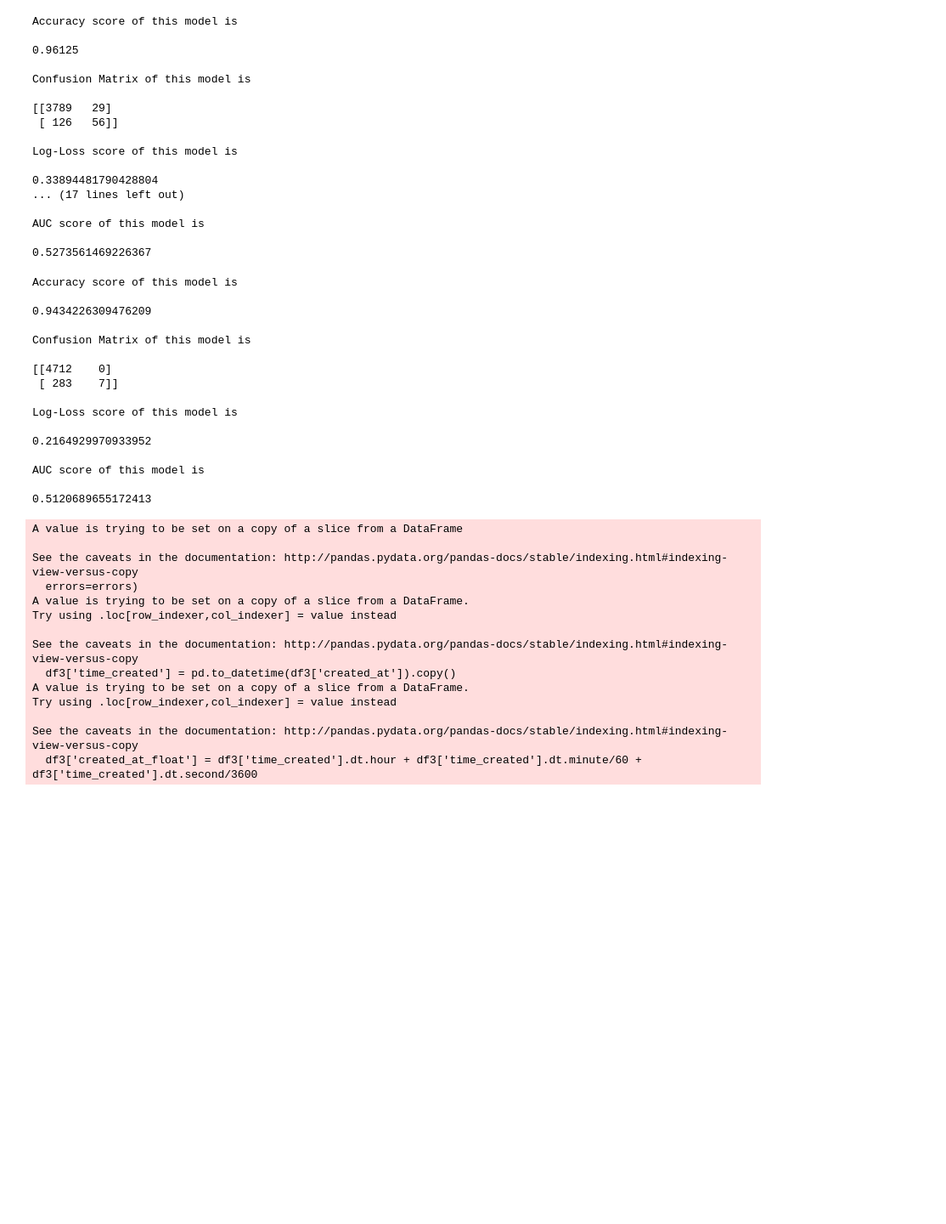
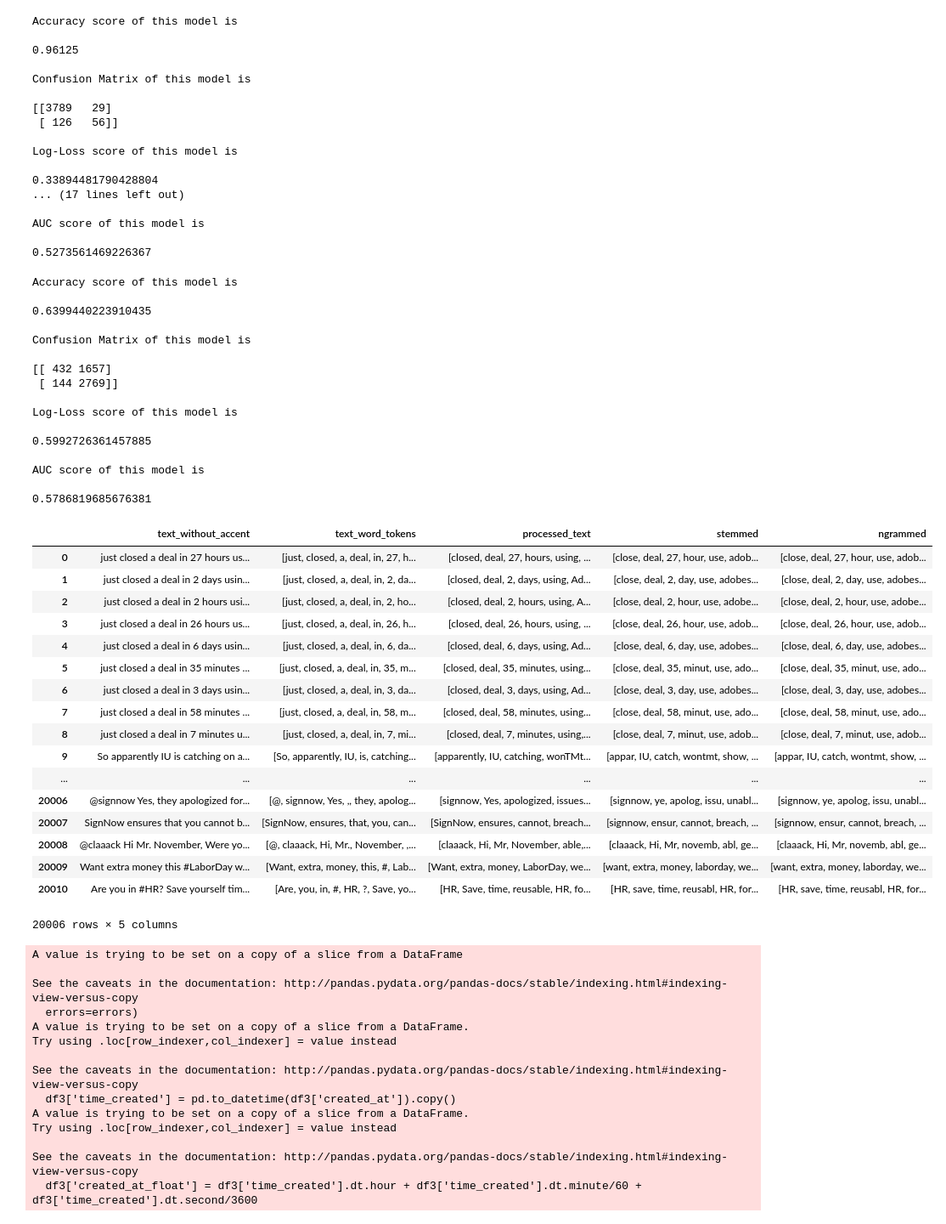
Before and after one commit to dking21/look2social_spamfilter, a Jupyter notebook: progress_diary4.ipynb, the cells around one changed output. Shown at 85% size. Cells and saved outputs as stored; diff of their text form; code cells hidden in the pictures; blank space fills up the shorter version.

Commit message:
explored issue in data labeling

```diff
--- a/progress_diary4.ipynb
+++ b/progress_diary4.ipynb
@@ -132,9 +132,10 @@ AUC score of this model is
 0.5273561469226367
 # %%
 model = MultinomialNB()
+df3 = df2
 
-X = to_tfidf(df3,'text',1000)
-y = df3['spam_marketing']
+X = to_tfidf(df3,'text',3000)
+y = df3['spam_bot']
 
 X_train, X_test, y_train, y_test = train_test_split(X, y, test_size=0.25)
 
@@ -153,20 +154,41 @@ print(roc_auc_score(y_test,y_predict))
 # %% [output]
 Accuracy score of this model is
 
-0.9434226309476209
+0.6399440223910435
 
 Confusion Matrix of this model is
 
-[[4712    0]
- [ 283    7]]
+[[ 432 1657]
+ [ 144 2769]]
 
 Log-Loss score of this model is
 
-0.2164929970933952
+0.5992726361457885
 
 AUC score of this model is
 
-0.5120689655172413
+0.5786819685676381
+# %%
+df2[['text_without_accent', 'text_word_tokens', 'processed_text', 'stemmed','ngrammed']]
+# %% [output]
+|  | text_without_accent | text_word_tokens | processed_text | stemmed | ngrammed |
+| 0 | just closed a deal in 27 hours us... | [just, closed, a, deal, in, 27, h... | [closed, deal, 27, hours, using, ... | [close, deal, 27, hour, use, adob... | [close, deal, 27, hour, use, adob... |
+| 1 | just closed a deal in 2 days usin... | [just, closed, a, deal, in, 2, da... | [closed, deal, 2, days, using, Ad... | [close, deal, 2, day, use, adobes... | [close, deal, 2, day, use, adobes... |
+| 2 | just closed a deal in 2 hours usi... | [just, closed, a, deal, in, 2, ho... | [closed, deal, 2, hours, using, A... | [close, deal, 2, hour, use, adobe... | [close, deal, 2, hour, use, adobe... |
+| 3 | just closed a deal in 26 hours us... | [just, closed, a, deal, in, 26, h... | [closed, deal, 26, hours, using, ... | [close, deal, 26, hour, use, adob... | [close, deal, 26, hour, use, adob... |
+| 4 | just closed a deal in 6 days usin... | [just, closed, a, deal, in, 6, da... | [closed, deal, 6, days, using, Ad... | [close, deal, 6, day, use, adobes... | [close, deal, 6, day, use, adobes... |
+| 5 | just closed a deal in 35 minutes ... | [just, closed, a, deal, in, 35, m... | [closed, deal, 35, minutes, using... | [close, deal, 35, minut, use, ado... | [close, deal, 35, minut, use, ado... |
+| 6 | just closed a deal in 3 days usin... | [just, closed, a, deal, in, 3, da... | [closed, deal, 3, days, using, Ad... | [close, deal, 3, day, use, adobes... | [close, deal, 3, day, use, adobes... |
+| 7 | just closed a deal in 58 minutes ... | [just, closed, a, deal, in, 58, m... | [closed, deal, 58, minutes, using... | [close, deal, 58, minut, use, ado... | [close, deal, 58, minut, use, ado... |
+| 8 | just closed a deal in 7 minutes u... | [just, closed, a, deal, in, 7, mi... | [closed, deal, 7, minutes, using,... | [close, deal, 7, minut, use, adob... | [close, deal, 7, minut, use, adob... |
+| 9 | So apparently IU is catching on a... | [So, apparently, IU, is, catching... | [apparently, IU, catching, wonTMt... | [appar, IU, catch, wontmt, show, ... | [appar, IU, catch, wontmt, show, ... |
+| ... | ... | ... | ... | ... | ... |
+| 20006 | @signnow Yes, they apologized for... | [@, signnow, Yes, ,, they, apolog... | [signnow, Yes, apologized, issues... | [signnow, ye, apolog, issu, unabl... | [signnow, ye, apolog, issu, unabl... |
+| 20007 | SignNow ensures that you cannot b... | [SignNow, ensures, that, you, can... | [SignNow, ensures, cannot, breach... | [signnow, ensur, cannot, breach, ... | [signnow, ensur, cannot, breach, ... |
+| 20008 | @claaack Hi Mr. November, Were yo... | [@, claaack, Hi, Mr., November, ,... | [claaack, Hi, Mr, November, able,... | [claaack, Hi, Mr, novemb, abl, ge... | [claaack, Hi, Mr, novemb, abl, ge... |
+| 20009 | Want extra money this #LaborDay w... | [Want, extra, money, this, #, Lab... | [Want, extra, money, LaborDay, we... | [want, extra, money, laborday, we... | [want, extra, money, laborday, we... |
+| 20010 | Are you in #HR? Save yourself tim... | [Are, you, in, #, HR, ?, Save, yo... | [HR, Save, time, reusable, HR, fo... | [HR, save, time, reusabl, HR, for... | [HR, save, time, reusabl, HR, for... |
+20006 rows × 5 columns
 # %%
 df2 = feature_engineering(df)
 df3 = df2
```
Also changed, not shown: 1 other file.
